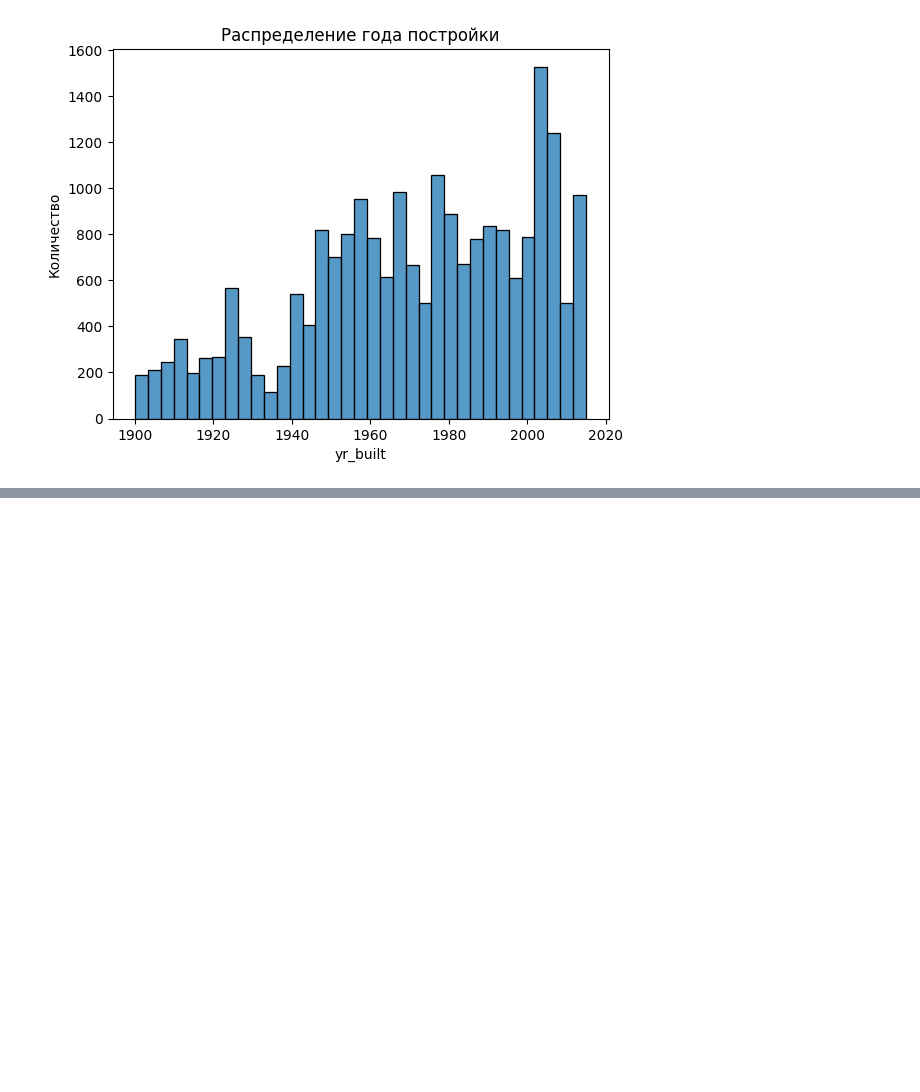
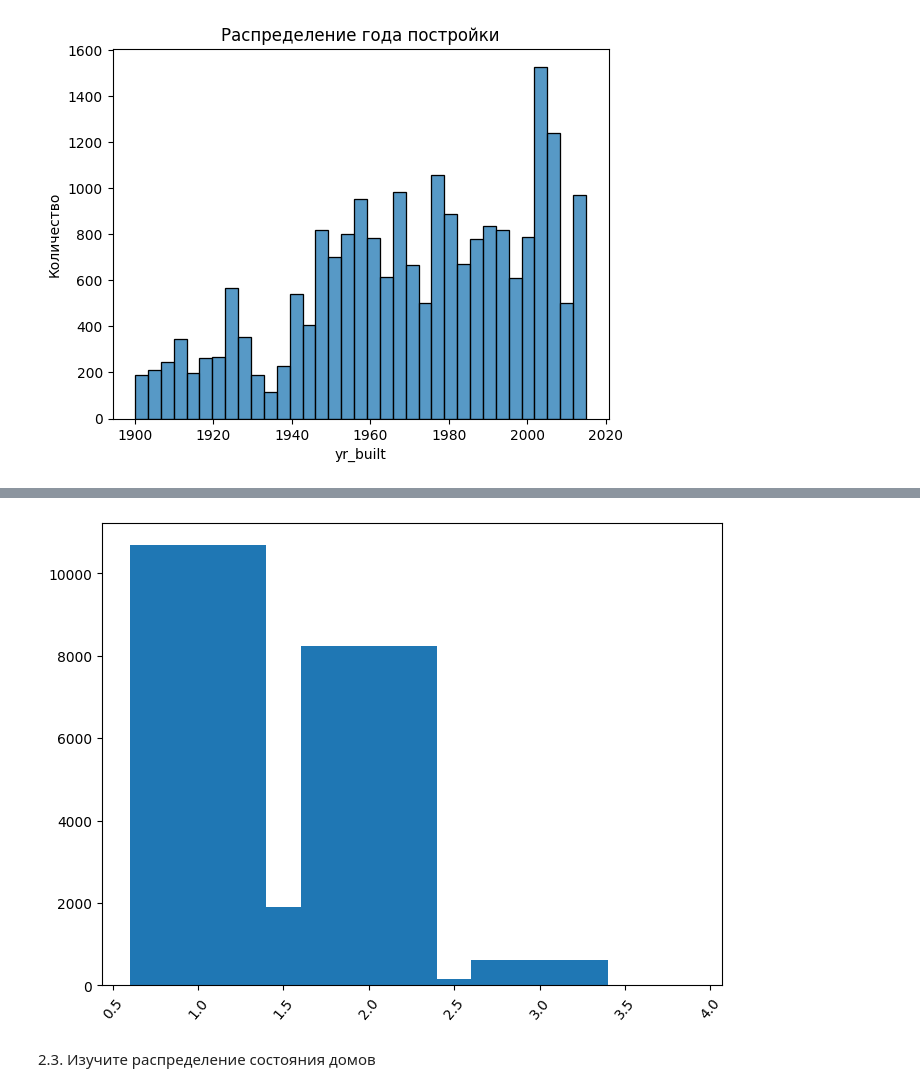
Before and after one commit to PodorogaElla/PforA, a Jupyter notebook: Sem4HW.ipynb, the cells around one changed output, grey strips where cells are left out. Saved outputs shown, nothing was run; the diff lists cells and outputs as text; code cells hidden in the pictures; blank space fills up the shorter version.

```diff
--- a/Sem4HW.ipynb
+++ b/Sem4HW.ipynb
@@ -53,0 +80,3 @@ plt.ylabel('Количество');
+# %%
+data = df['floors'].value_counts()
+data
@@ -53,0 +91,11 @@ plt.ylabel('Количество');
+# %%
+names = data.index
+values = data.values
+# %%
+plt.figure(figsize=(8, 6))
+plt.bar(names, values)
+plt.xticks(rotation=50);
+# %% [output]
+[figure, added]
+# %% [markdown]
+2.3. Изучите распределение состояния домов
```
Also changed, not shown: parts of 11 cells of this notebook.
